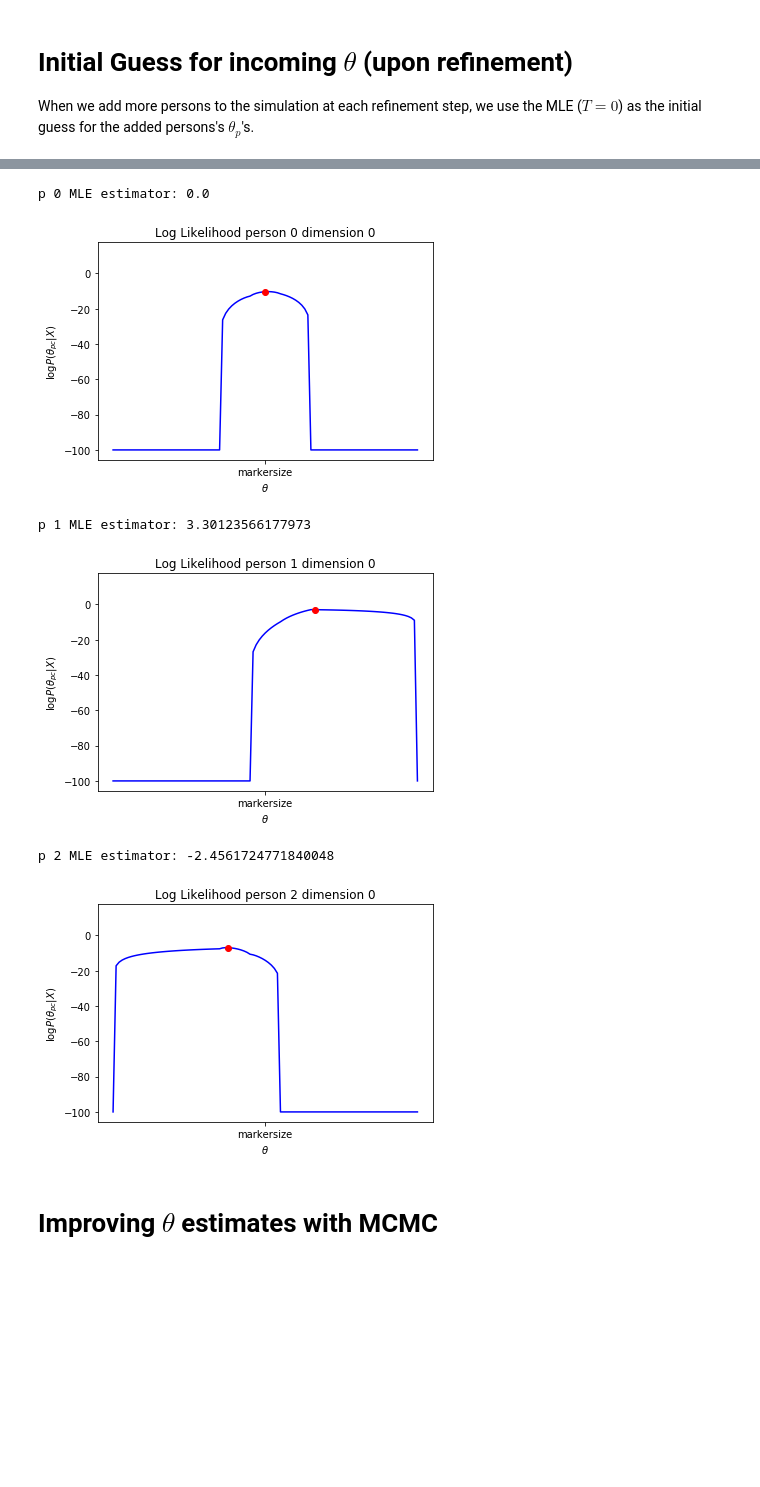
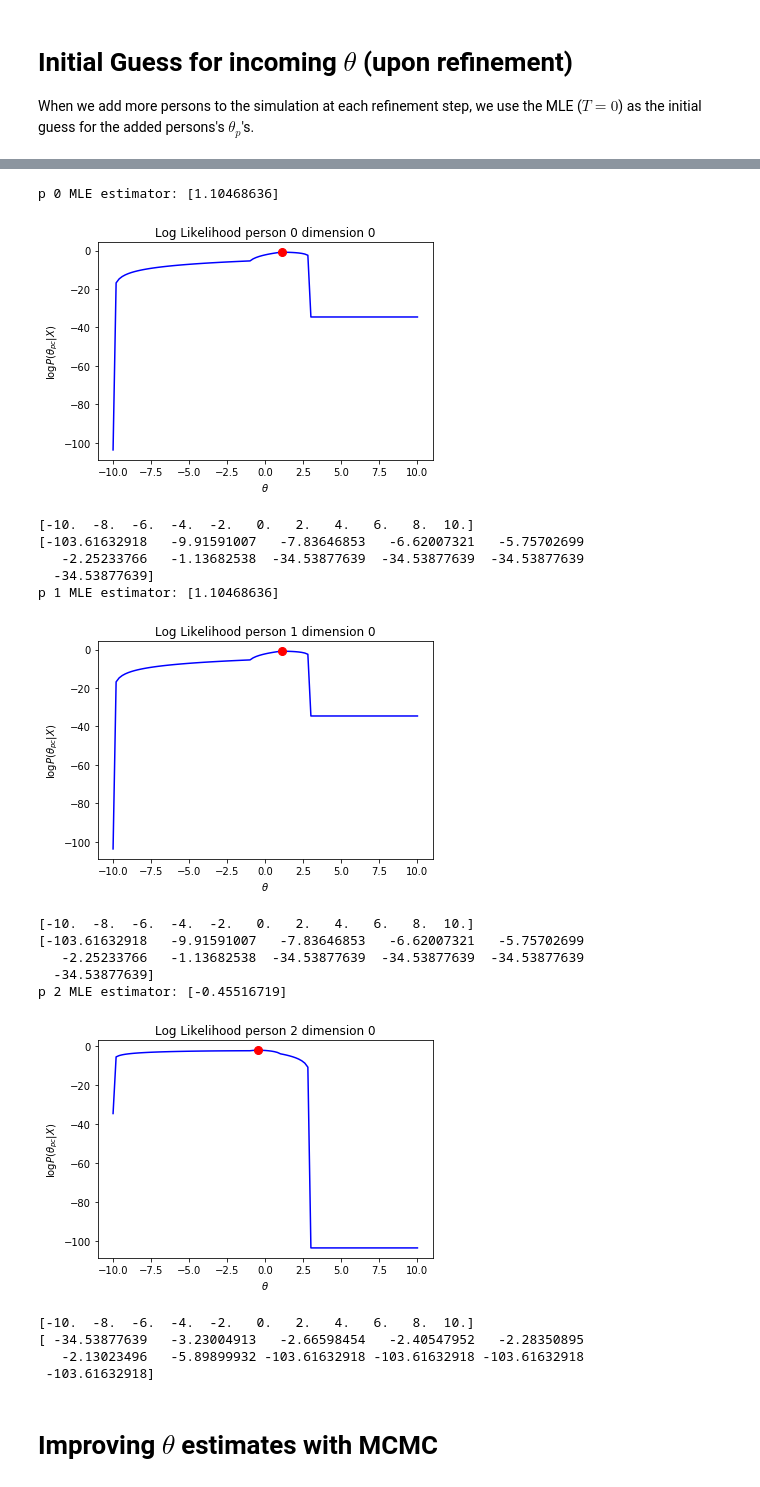
Before and after one commit to ETS-Next-Gen/irt-mcmc, a Jupyter notebook: notebooks/irt_solver_1d_simulated_data.ipynb, the cells around one changed output, grey strips where cells are left out. Saved outputs shown, nothing was run; the diff lists cells and outputs as text; code cells hidden in the pictures; blank space fills up the shorter version.

Commit message:
Updated plots - MLE vs. maximum over a grid of the likliehood.

```diff
--- a/notebooks/irt_solver_1d_simulated_data.ipynb
+++ b/notebooks/irt_solver_1d_simulated_data.ipynb
@@ -35,7 +35,7 @@ P = 1000
 # Number of items.
 I = 20
 # Number of latent ability dimensions (sub-scales).
-C = 1
+C = 5
 # Fixed item asymptote (pi) as theta -> -\infty = probability of guessing.
 asym = 0 # 0.25
 # Constant a for all items.
@@ -120,19 +127,38 @@ likelihood = nirt.likelihood.Likelihood(X, c, irf)
 # %%
+# Check whether the likelihood of a person's theta is concave (has a unique maximum). Verify
+# that the MLE is close to the argmax.
+dim = 0
 for p in range(3):
-    # Check whether the likelihood of a person's theta is concave (has a unique maximum).
-    likelihood.plot_person_log_likelihood(p, 0)
+    likelihood.plot_person_log_likelihood(p, dim)
     # See that we can find this minimum with a root finder.
-    t = likelihood.parameter_mle(p, 0)
+    t = likelihood.parameter_mle(p, dim)
     print("p {} MLE estimator: {}".format(p, t))
-    plt.plot(t, likelihood.person_log_likelihood(p, 0, t), 'ro', 'markersize', 12)
+    plt.plot(t, likelihood.log_likelihood_term(t, (np.array([p]), np.array([dim]))), 'ro', markersize=8)
     plt.show()
+    grid = np.linspace(-nirt.irf.M, nirt.irf.M, n + 1)
+    active = np.tile([p, dim], (grid.size, 1))
+    likelihood_values = likelihood.log_likelihood_term(grid, active=(active[:, 0], active[:, 1]))
+    print(grid)
+    print(likelihood_values)
 # %% [output]
-p 0 MLE estimator: 0.0
+p 0 MLE estimator: [1.10468636]
-[figure, old version]
+[figure, new version]
-p 1 MLE estimator: 3.30123566177973
+[-10.  -8.  -6.  -4.  -2.   0.   2.   4.   6.   8.  10.]
+[-103.61632918   -9.91591007   -7.83646853   -6.62007321   -5.75702699
+   -2.25233766   -1.13682538  -34.53877639  -34.53877639  -34.53877639
+  -34.53877639]
+p 1 MLE estimator: [1.10468636]
-[figure, old version]
+[figure, new version]
-p 2 MLE estimator: -2.4561724771840048
+[-10.  -8.  -6.  -4.  -2.   0.   2.   4.   6.   8.  10.]
+[-103.61632918   -9.91591007   -7.83646853   -6.62007321   -5.75702699
+   -2.25233766   -1.13682538  -34.53877639  -34.53877639  -34.53877639
+  -34.53877639]
+p 2 MLE estimator: [-0.45516719]
-[figure, old version]
+[figure, new version]
+[-10.  -8.  -6.  -4.  -2.   0.   2.   4.   6.   8.  10.]
+[ -34.53877639   -3.23004913   -2.66598454   -2.40547952   -2.28350895
+   -2.13023496   -5.89899932 -103.61632918 -103.61632918 -103.61632918
+ -103.61632918]
 # %% [markdown]
 # Improving $\theta$ estimates with MCMC
 # %%
```
Also changed, not shown: parts of 6 cells of this notebook.
